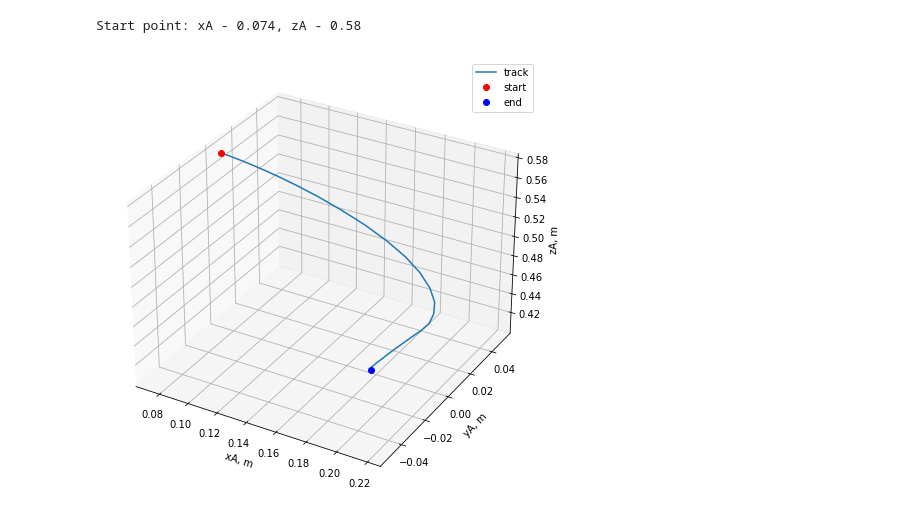
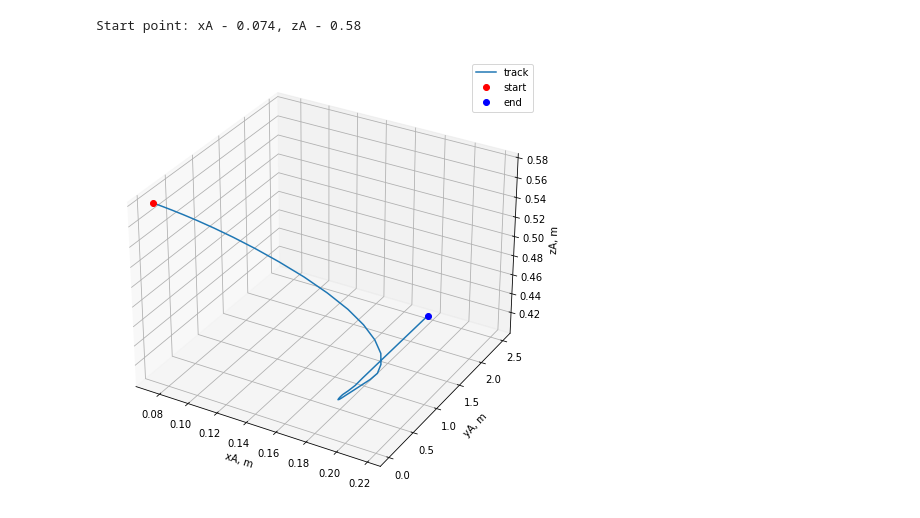
Before and after one commit to FKz11/study_mpei, a Jupyter notebook: lab1_out.ipynb, the cells around one changed output. Drawn from its saved outputs; the diff is of its cells as text; code cells hidden in the pictures.

```diff
--- a/lab1_out.ipynb
+++ b/lab1_out.ipynb
@@ -189,12 +189,13 @@ f_real
 # %% [output]
 {'f1': 1.5, 'f2': 0.5, 'f3': -1.5, 'f4': 2.0, 'f5': 2.1}
 # %%
-def x_y_theta(f2, f3, f4):
+def x_z_theta(f1, f2, f3, f4):
   xA = d1 + l2*np.sin(f2) + l3*np.sin(f2 + f3) + l45*np.sin(f2 + f3 + f4)
   zA = l1 + l2*np.cos(f2) + l3*np.cos(f2 + f3) + l45*np.cos(f2 + f3 + f4)
+  yA = xA * np.tan(f1)
   theta = f2 + f3 + f4 - np.pi/2
-  return xA, zA, theta
+  return xA, zA, yA, theta
 # %%
-xA, zA, theta = x_y_theta(data1_real['f2'].values, data1_real['f3'].values, data1_real['f4'].values)
-dict(zip(['xA', 'zA', 'theta'], [round(i, 4) for i in x_y_theta(f_real['f2'], f_real['f3'], f_real['f4'])]))
+xA, zA, yA, theta = x_z_theta(data1_real['f1'].values, data1_real['f2'].values, data1_real['f3'].values, data1_real['f4'].values)
+dict(zip(['xA', 'zA', 'yA', 'theta'], [round(i, 4) for i in x_z_theta(f_real['f1'], f_real['f2'], f_real['f3'], f_real['f4'])]))
 # %% [output]
@@ -219,13 +220,13 @@ Start point: xA - 0.074, zA - 0.58
 # %%
 fig = plt.figure(figsize=(8, 8))
 ax = plt.axes(projection="3d")
-ax.plot(xA, [0]*len(xA), zA, label='track')
-ax.plot(xA[0], 0, zA[0], 'ro', label='start')
-ax.plot(xA[-1], 0, zA[-1], 'bo', label='end')
+ax.plot(xA, yA, zA, label='track')
+ax.plot(xA[0], yA[0], zA[0], 'ro', label='start')
+ax.plot(xA[-1], yA[-1], zA[-1], 'bo', label='end')
 ax.set_xlabel('xA, m')
 ax.set_ylabel('yA, m')
 ax.set_zlabel('zA, m')
 ax.legend()
 plt.show()
 # %% [output]
-[figure, old version]
+[figure, new version]
```
Also changed, not shown: parts of 3 cells of this notebook.
